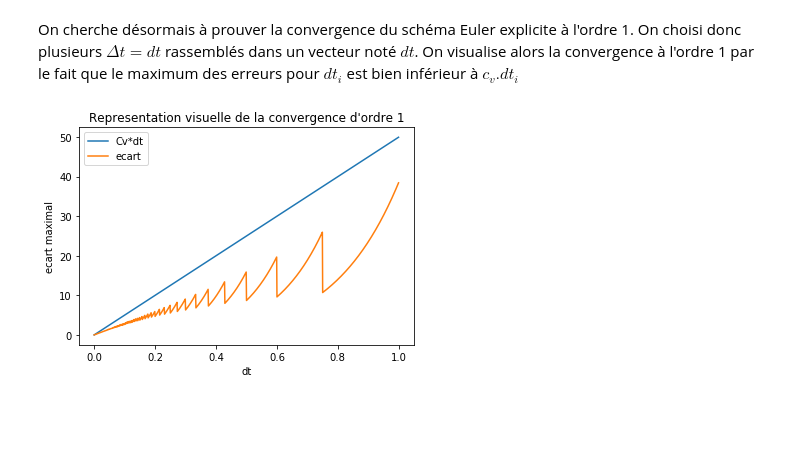
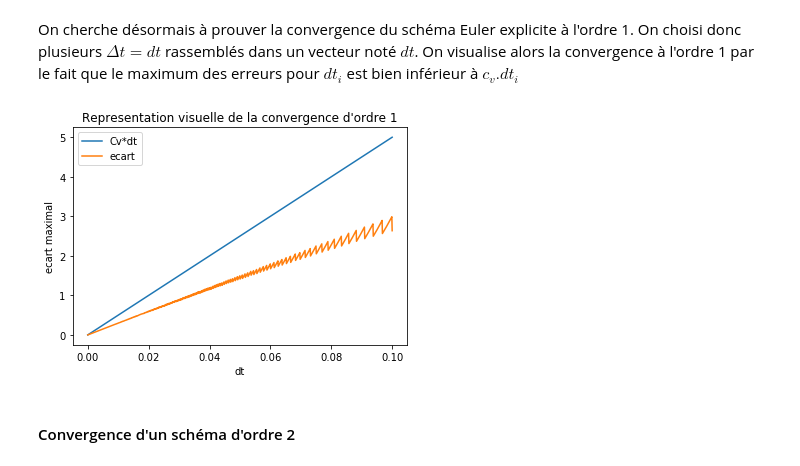
Before and after one commit to leosimplet/ChoixDuPas, a Jupyter notebook: ChoixDuPas.ipynb, the cells around one changed output. Cells and saved outputs as stored; diff of their text form; code cells hidden in the pictures; blank space fills up the shorter version.

Commit message:
Rajout de la convergence d'ordre 2

```diff
--- a/ChoixDuPas.ipynb
+++ b/ChoixDuPas.ipynb
@@ -47,22 +47,24 @@ plt.show()
 # %% [markdown]
 On cherche désormais à prouver la convergence du schéma Euler explicite à l'ordre 1. On choisi donc plusieurs $\Delta t = dt$ rassemblés dans un vecteur noté $dt$. On visualise alors la convergence à l'ordre 1 par le fait que le maximum des erreurs pour $dt_i$ est bien inférieur à $c_v . dt_i$
 # %%
-dt = np.arange(0.0001, 1, 0.001)
+dt = np.linspace(0.00001, 0.1, 1000)
 ecart = []
 for dti in dt:
     t, x = solve_euler_explicit(lambda u, t : u, 1, dti, 3, 0)
     vraie_fonction = np.exp(t)
     ecart += [max(abs(x - vraie_fonction))]
 c_v = 50
 conv_ordre_1 = c_v * dt
 ecart = np.array(ecart)
 plt.plot(dt, conv_ordre_1, label = 'Cv*dt')
 plt.plot(dt, ecart, label = 'ecart')
 plt.xlabel('dt')
 plt.ylabel('ecart maximal')
 plt.title("Representation visuelle de la convergence d'ordre 1")
 plt.legend()
 plt.show()
 # %% [output]
-[figure, old version]
+[figure, new version]
+# %% [markdown]
+#### Convergence d'un schéma d'ordre 2
 # %%
```
Also changed, not shown: parts of 5 cells of this notebook.
